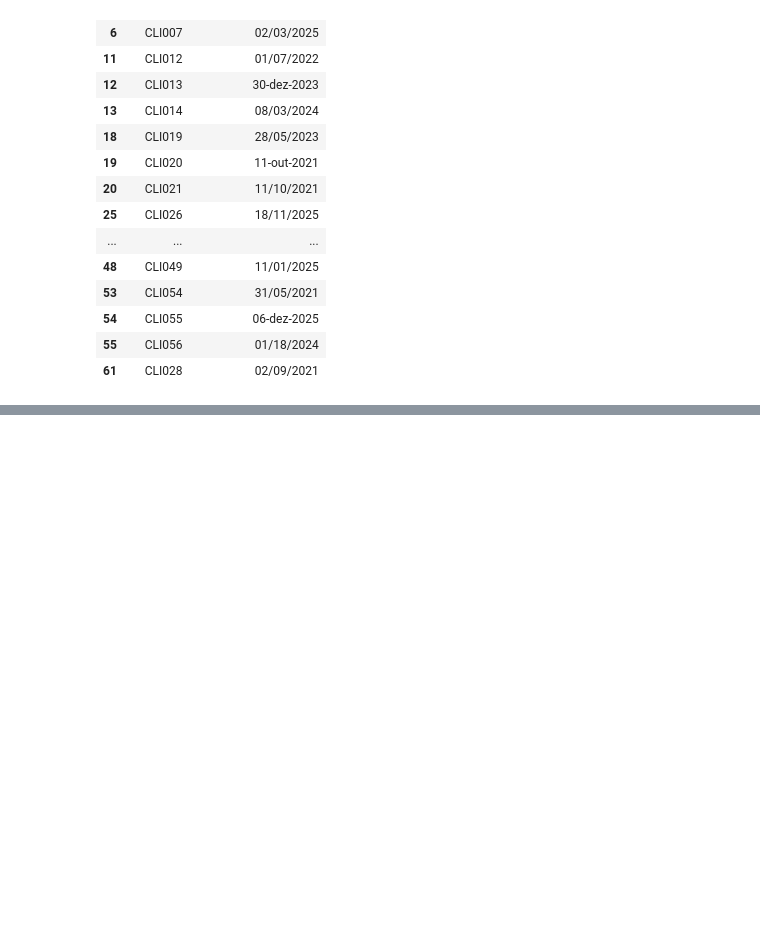
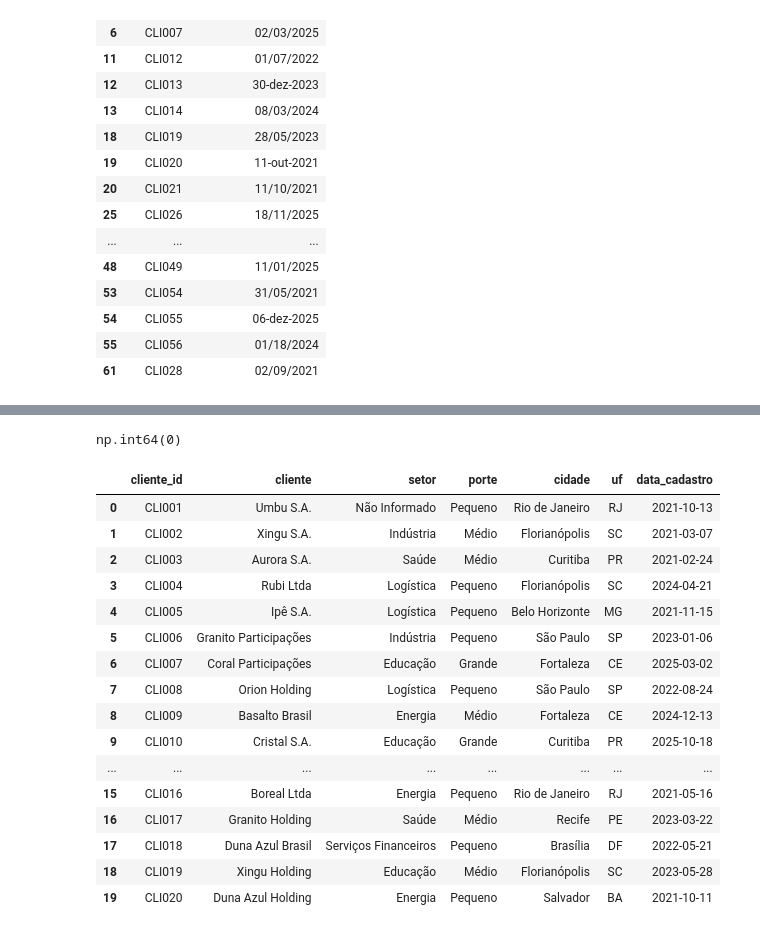
Before and after one commit to Carolaynebarret/DataConnect, a Jupyter notebook: untitled24.ipynb, the cells around one changed output, grey strips where cells are left out. Drawn from its saved outputs; the diff is of its cells as text; code cells hidden in the pictures; blank space fills up the shorter version.

```diff
--- a/untitled24.ipynb
+++ b/untitled24.ipynb
@@ -610,0 +637,38 @@ df_clientes[
+# %%
+#Funsão para conversão do formato da data
+def padronizar_data(data):
+
+    if pd.isna(data):
+        return pd.NaT
+
+    data = str(data).strip().lower()
+
+    # Datas com mês escrito: 06-jan-2023
+    for mes, numero in meses.items():
+        data = data.replace(f"-{mes}-", f"-{numero}-")
+
+    # AAAA-MM-DD
+    if len(data) == 10 and data[4] == "-":
+        return pd.to_datetime(data, format="%Y-%m-%d", errors="coerce")
+
+    # Datas com /
+    if "/" in data:
+        partes = data.split("/")
+
+        if len(partes) == 3:
+            primeiro, segundo, ano = partes
+
+            # Se o segundo número > 12, necessariamente é MM/DD/YYYY
+            if int(segundo) > 12:
+                return pd.to_datetime(data, format="%m/%d/%Y", errors="coerce")
+
+            # Caso contrário, assumimos padrão brasileiro DD/MM/YYYY
+            return pd.to_datetime(data, format="%d/%m/%Y", errors="coerce")
+
+    # Datas com hífen depois da conversão dos meses
+    return pd.to_datetime(data, format="%d-%m-%Y", errors="coerce")
+# %%
+df_clientes["data_cadastro"] = (
+    df_clientes["data_cadastro_original"]
+    .apply(padronizar_data)
+)
@@ -610,0 +698,24 @@ df_clientes[
+# %%
+df_clientes["data_cadastro"].isna().sum()
+# %% [output]
+np.int64(0)
+# %%
+df_clientes.head(20)
+# %% [output]
+|  | cliente_id | cliente | setor | porte | cidade | uf | data_cadastro |
+| 0 | CLI001 | Umbu S.A. | Não Informado | Pequeno | Rio de Janeiro | RJ | 2021-10-13 |
+| 1 | CLI002 | Xingu S.A. | Indústria | Médio | Florianópolis | SC | 2021-03-07 |
+| 2 | CLI003 | Aurora S.A. | Saúde | Médio | Curitiba | PR | 2021-02-24 |
+| 3 | CLI004 | Rubi Ltda | Logística | Pequeno | Florianópolis | SC | 2024-04-21 |
+| 4 | CLI005 | Ipê S.A. | Logística | Pequeno | Belo Horizonte | MG | 2021-11-15 |
+| 5 | CLI006 | Granito Participações | Indústria | Pequeno | São Paulo | SP | 2023-01-06 |
+| 6 | CLI007 | Coral Participações | Educação | Grande | Fortaleza | CE | 2025-03-02 |
+| 7 | CLI008 | Orion Holding | Logística | Pequeno | São Paulo | SP | 2022-08-24 |
+| 8 | CLI009 | Basalto Brasil | Energia | Médio | Fortaleza | CE | 2024-12-13 |
+| 9 | CLI010 | Cristal S.A. | Educação | Grande | Curitiba | PR | 2025-10-18 |
+| ... | ... | ... | ... | ... | ... | ... | ... |
+| 15 | CLI016 | Boreal Ltda | Energia | Pequeno | Rio de Janeiro | RJ | 2021-05-16 |
+| 16 | CLI017 | Granito Holding | Saúde | Médio | Recife | PE | 2023-03-22 |
+| 17 | CLI018 | Duna Azul Brasil | Serviços Financeiros | Pequeno | Brasília | DF | 2022-05-21 |
+| 18 | CLI019 | Xingu Holding | Educação | Médio | Florianópolis | SC | 2023-05-28 |
+| 19 | CLI020 | Duna Azul Holding | Energia | Pequeno | Salvador | BA | 2021-10-11 |
```
Also changed, not shown: parts of 18 cells of this notebook.
